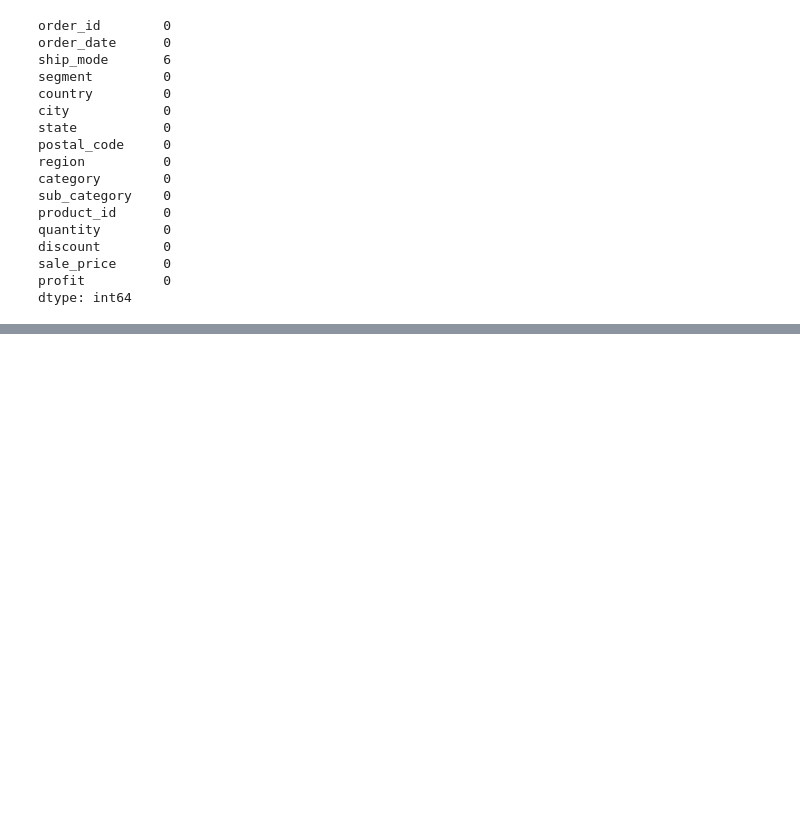
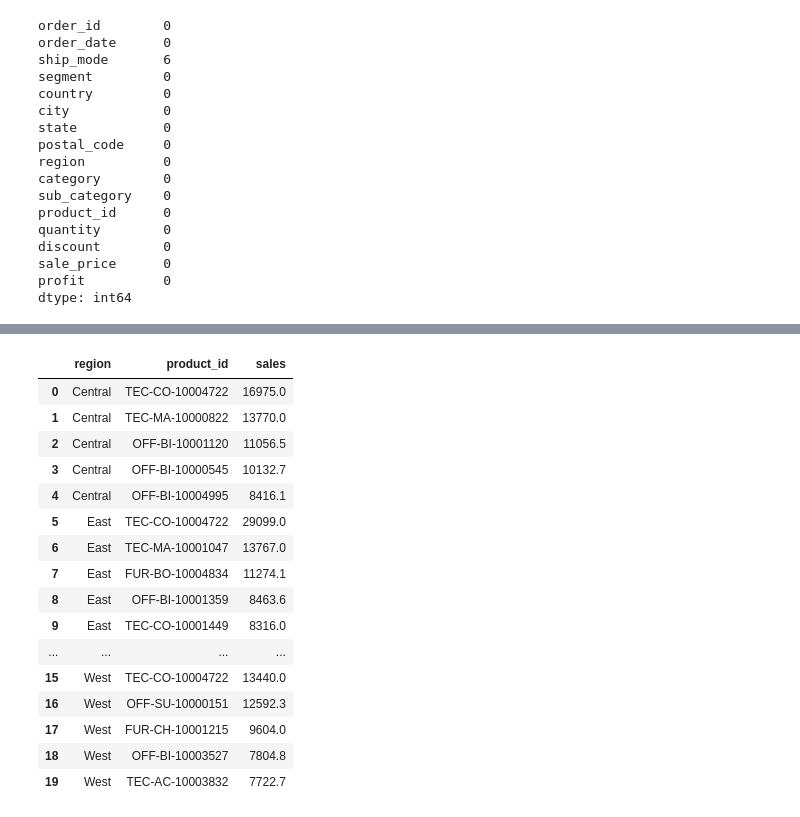
Before and after one commit to Minhazul22/data-analytics-project, a Jupyter notebook: orders_data_analysis.ipynb, the cells around one changed output, grey strips where cells are left out. Cells and saved outputs as stored; diff of their text form; code cells hidden in the pictures; blank space fills up the shorter version.

Commit message:
Add SQL sales analysis

```diff
--- a/orders_data_analysis.ipynb
+++ b/orders_data_analysis.ipynb
@@ -473,0 +493,3 @@ dtype: int64
+# %%
+# Enter the PostgreSQL password without displaying it
+password = getpass.getpass("Enter PostgreSQL password: ")
@@ -473,0 +498,13 @@ dtype: int64
+# %%
+# Create the PostgreSQL connection URL
+connection_url = URL.create(
+    drivername = "postgresql+psycopg",
+    username = "postgres",
+    password = password,
+    host = "localhost",
+    port = 5432,
+    database= "retail_orders"
+)
+
+#create the sqlAlchemy engine
+engine = create_engine(connection_url)
@@ -473,0 +629,50 @@ dtype: int64
+# %%
+query = text("""
+    WITH product_sales AS (
+        SELECT
+            region,
+            product_id,
+            SUM(sale_price) AS sales
+        FROM df_orders
+        GROUP BY region, product_id
+    ),
+    ranked_products AS (
+        SELECT
+            region,
+            product_id,
+            sales,
+            ROW_NUMBER() OVER (
+                PARTITION BY region
+                ORDER BY sales DESC
+            ) AS rank
+        FROM product_sales
+    )
+    SELECT
+        region,
+        product_id,
+        sales
+    FROM ranked_products
+    WHERE rank <= 5
+    ORDER BY region, sales DESC;
+""")
+
+top_5_by_region = pd.read_sql(query, engine)
+top_5_by_region
+# %% [output]
+|  | region | product_id | sales |
+| 0 | Central | TEC-CO-10004722 | 16975.0 |
+| 1 | Central | TEC-MA-10000822 | 13770.0 |
+| 2 | Central | OFF-BI-10001120 | 11056.5 |
+| 3 | Central | OFF-BI-10000545 | 10132.7 |
+| 4 | Central | OFF-BI-10004995 | 8416.1 |
+| 5 | East | TEC-CO-10004722 | 29099.0 |
+| 6 | East | TEC-MA-10001047 | 13767.0 |
+| 7 | East | FUR-BO-10004834 | 11274.1 |
+| 8 | East | OFF-BI-10001359 | 8463.6 |
+| 9 | East | TEC-CO-10001449 | 8316.0 |
+| ... | ... | ... | ... |
+| 15 | West | TEC-CO-10004722 | 13440.0 |
+| 16 | West | OFF-SU-10000151 | 12592.3 |
+| 17 | West | FUR-CH-10001215 | 9604.0 |
+| 18 | West | OFF-BI-10003527 | 7804.8 |
+| 19 | West | TEC-AC-10003832 | 7722.7 |
```
Also changed, not shown: parts of 17 cells of this notebook.
